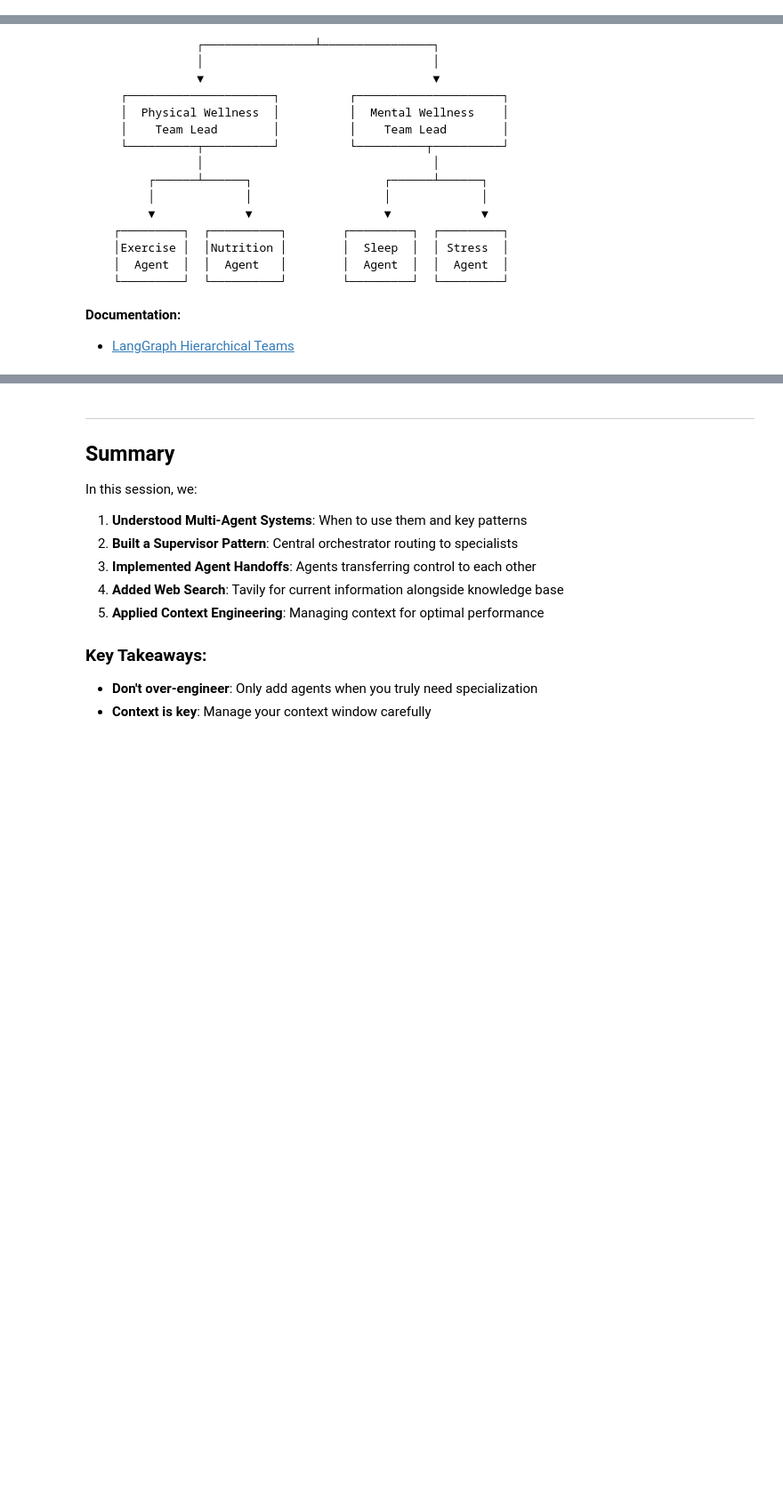
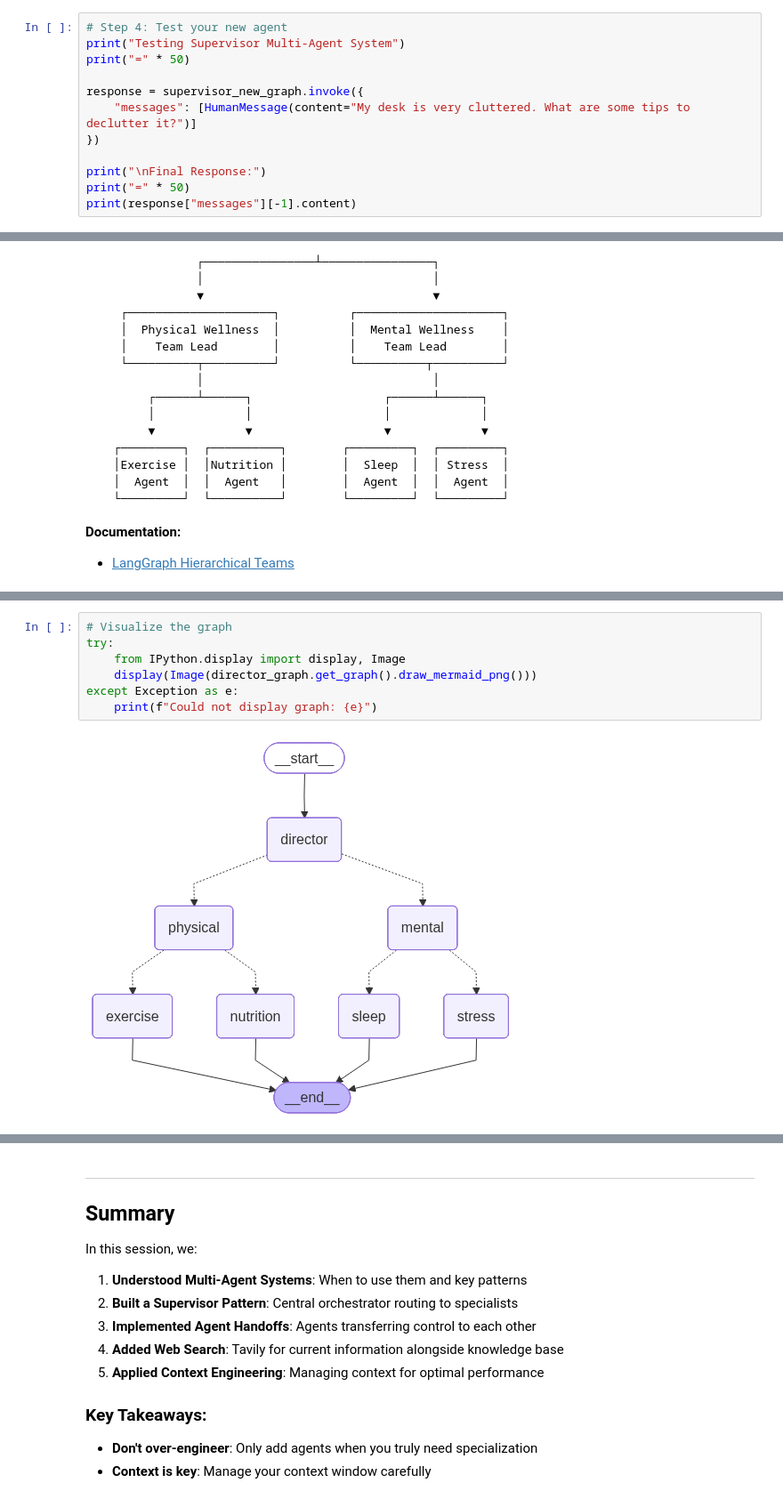
Before and after one commit to sireeshapulipati/AIE9, a Jupyter notebook: 05_Multi_Agent_with_LangGraph/Multi_Agent_Applications_Assignment.ipynb, the cells around one changed output, grey strips where cells are left out. Shown at 89% size. Saved outputs shown, nothing was run; the diff lists cells and outputs as text; blank space fills up the shorter version.

```diff
--- a/05_Multi_Agent_with_LangGraph/Multi_Agent_Applications_Assignment.ipynb
+++ b/05_Multi_Agent_with_LangGraph/Multi_Agent_Applications_Assignment.ipynb
@@ -679,0 +767,12 @@ def search_my_domain(query: str) -> str:
+# %%
+# Step 4: Test your new agent
+print("Testing Supervisor Multi-Agent System")
+print("=" * 50)
+
+response = supervisor_new_graph.invoke({
+    "messages": [HumanMessage(content="My desk is very cluttered. What are some tips to declutter it?")]
+})
+
+print("\nFinal Response:")
+print("=" * 50)
+print(response["messages"][-1].content)
@@ -1235,0 +1476,9 @@ Route to the appropriate team based on the user's question."""),
+# %%
+# Visualize the graph
+try:
+    from IPython.display import display, Image
+    display(Image(director_graph.get_graph().draw_mermaid_png()))
+except Exception as e:
+    print(f"Could not display graph: {e}")
+# %% [output]
+[figure, added]
```
Also changed, not shown: parts of 28 cells of this notebook.
